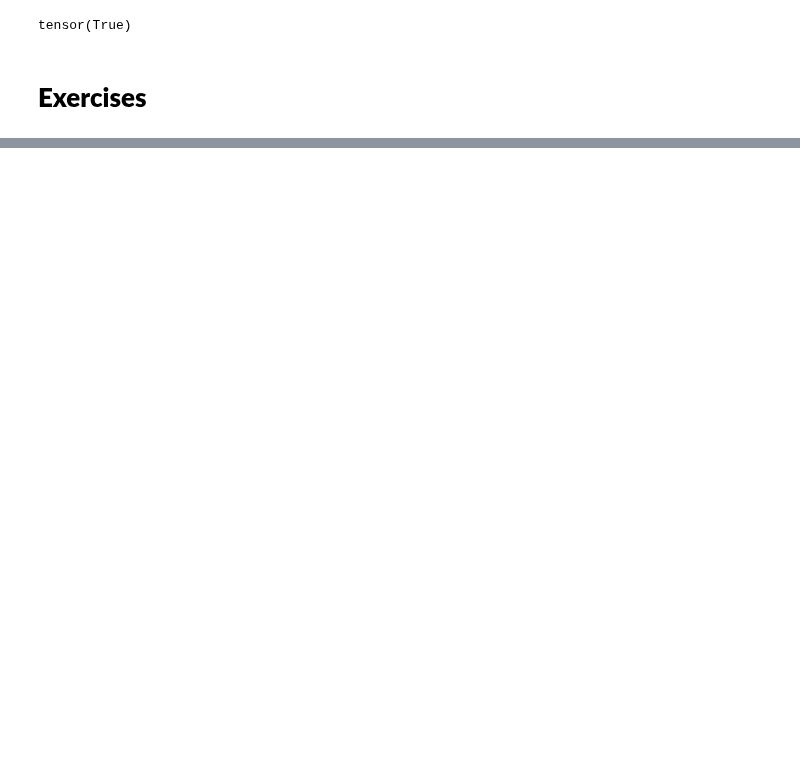
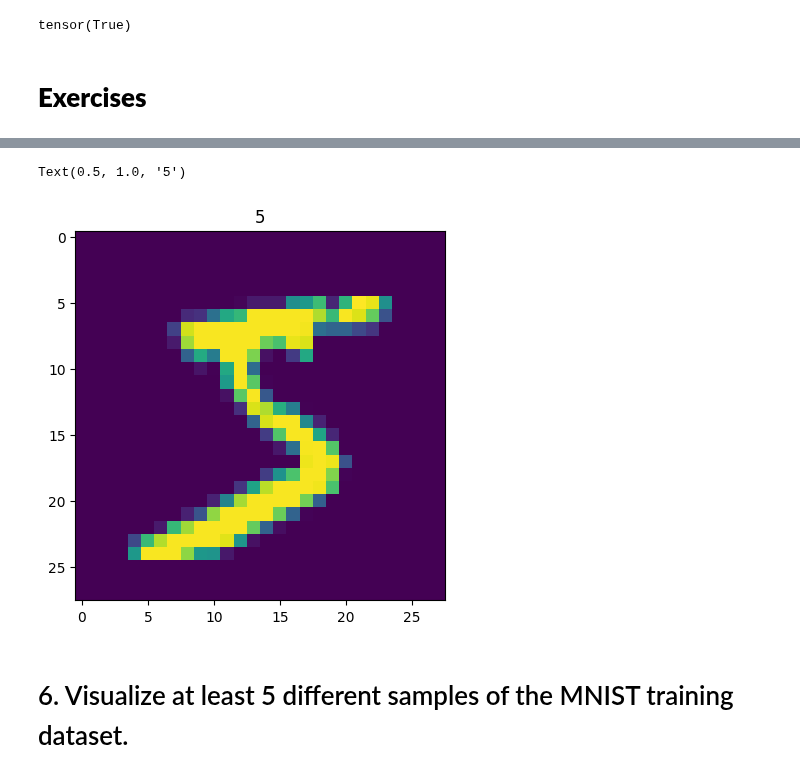
Before and after one commit to tanvircr7/meh, a Jupyter notebook: 03_CODE_pytorch_dbourke.ipynb, the cells around one changed output, grey strips where cells are left out. Saved outputs shown, nothing was run; the diff lists cells and outputs as text; code cells hidden in the pictures; blank space fills up the shorter version.

```diff
--- a/03_CODE_pytorch_dbourke.ipynb
+++ b/03_CODE_pytorch_dbourke.ipynb
@@ -1182,0 +1224,19 @@ tensor(True)
+# %%
+train_data = datasets.MNIST(
+    root="data",
+    train=True,
+    download=True,
+    transform=ToTensor(),
+    target_transform=None
+)
+
+test_data = datasets.MNIST(
+    root="data",
+    train=False,
+    download=True,
+    transform=ToTensor(),
+    target_transform=None
+)
+# %%
+image, label = train_data[0]
+image, label
@@ -1182,0 +1261,9 @@ tensor(True)
+# %%
+import matplotlib.pyplot as plt
+plt.imshow(image.squeeze()) # squeeze to get rid of that exta 1 dimension
+plt.title(label)
+# %% [output]
+Text(0.5, 1.0, '5')
+[figure, added]
+# %% [markdown]
+# 6. Visualize at least 5 different samples of the MNIST training dataset.
```
Also changed, not shown: parts of 18 cells of this notebook.
